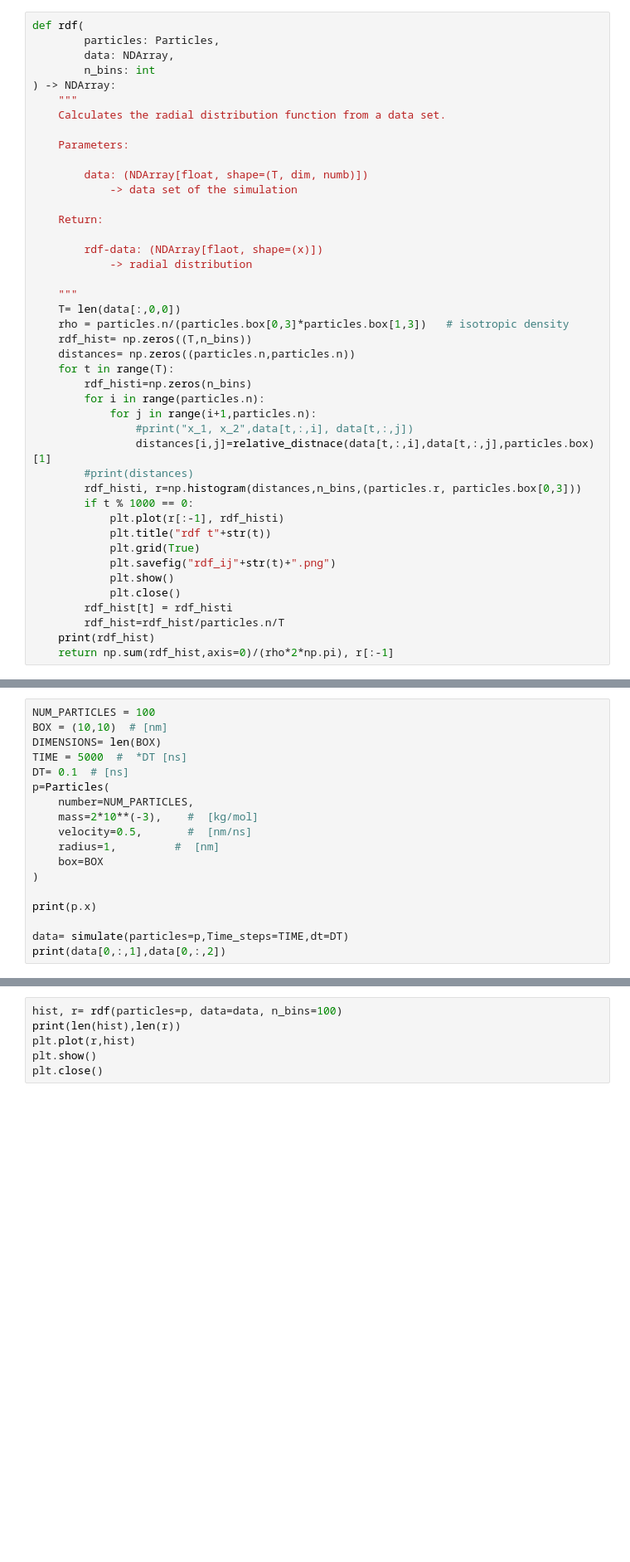
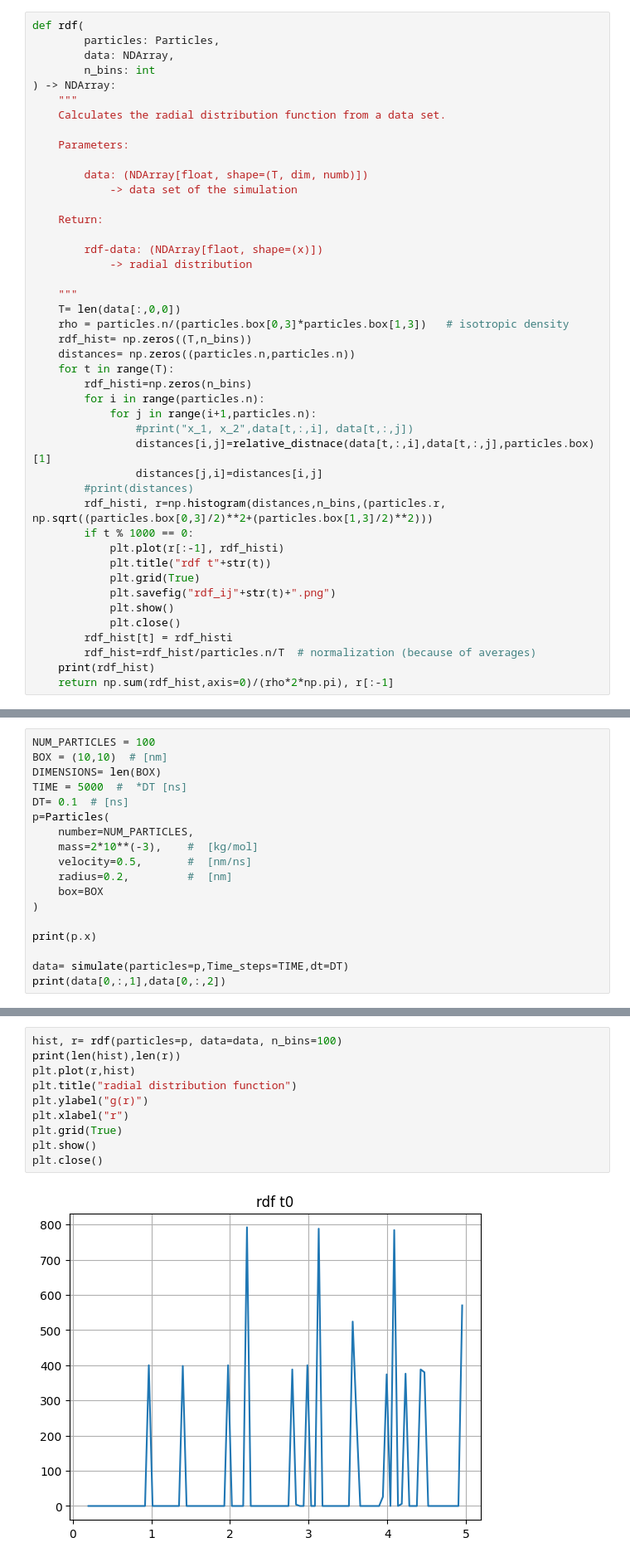
Before and after one commit to DominicNieder/Complex-Classical-Systems, a Jupyter notebook: Sheet06/sheet06-handin.ipynb, the cells around one changed output, grey strips where cells are left out. Shown at 83% size. Drawn from its saved outputs; the diff is of its cells as text; blank space fills up the shorter version.

```diff
--- a/Sheet06/sheet06-handin.ipynb
+++ b/Sheet06/sheet06-handin.ipynb
@@ -254,8 +254,9 @@ def rdf(
             for j in range(i+1,particles.n):
                 #print("x_1, x_2",data[t,:,i], data[t,:,j])
                 distances[i,j]=relative_distnace(data[t,:,i],data[t,:,j],particles.box)[1]
+                distances[j,i]=distances[i,j]
         #print(distances)
-        rdf_histi, r=np.histogram(distances,n_bins,(particles.r, particles.box[0,3]))
+        rdf_histi, r=np.histogram(distances,n_bins,(particles.r, np.sqrt((particles.box[0,3]/2)**2+(particles.box[1,3]/2)**2)))
         if t % 1000 == 0:
             plt.plot(r[:-1], rdf_histi)
             plt.title("rdf t"+str(t))
@@ -264,6 +265,6 @@ def rdf(
             plt.show()
             plt.close()
         rdf_hist[t] = rdf_histi
-        rdf_hist=rdf_hist/particles.n/T
+        rdf_hist=rdf_hist/particles.n/T  # normalization (because of averages)
     print(rdf_hist)
     return np.sum(rdf_hist,axis=0)/(rho*2*np.pi), r[:-1]
@@ -277,7 +292,7 @@ p=Particles(
     number=NUM_PARTICLES,
     mass=2*10**(-3),    #  [kg/mol]
     velocity=0.5,       #  [nm/ns]
-    radius=1,         #  [nm]
+    radius=0.2,         #  [nm]
     box=BOX
 )
 
@@ -308,6 +324,12 @@ init velocities: type <class 'numpy.ndarray'> size 2 100
 # %%
 hist, r= rdf(particles=p, data=data, n_bins=100)
 print(len(hist),len(r))
 plt.plot(r,hist)
+plt.title("radial distribution function")
+plt.ylabel("g(r)")
+plt.xlabel("r")
+plt.grid(True)
 plt.show()
 plt.close()
+# %% [output]
+[figure, added]
```
Also changed, not shown: parts of 7 cells of this notebook, 1 other file.
